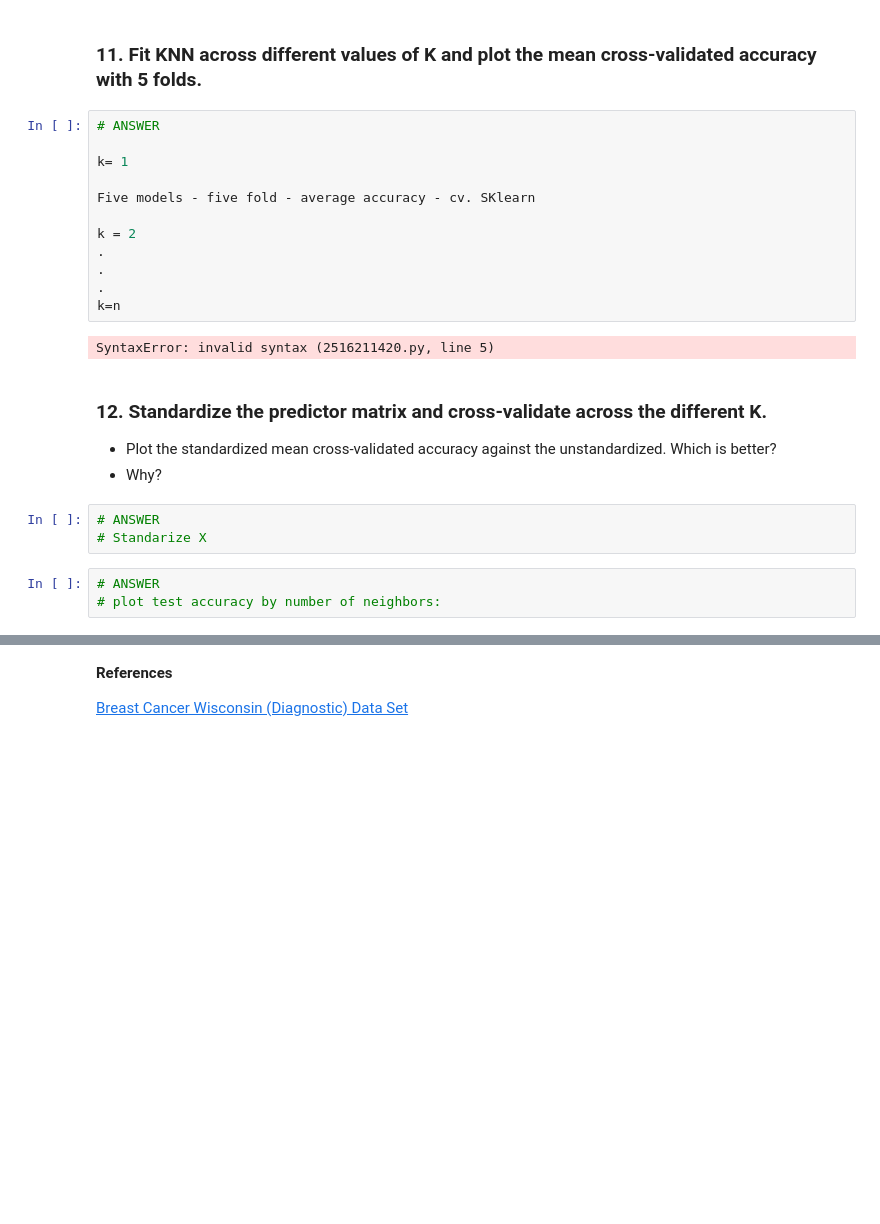
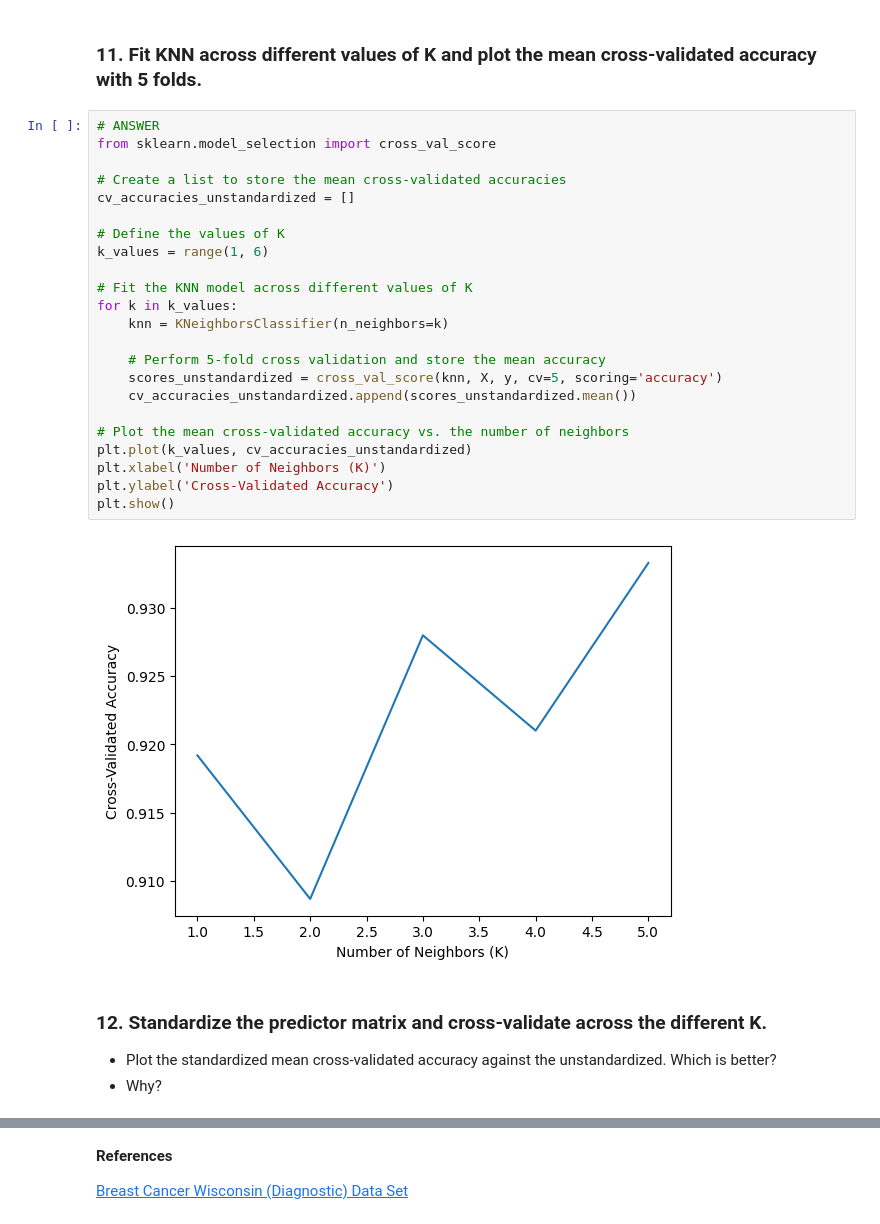
Before and after one commit to CDan07/IOD, a Jupyter notebook: Labs/Module 6/IOD_Lab_6_3.ipynb, the cells around one changed output, grey strips where cells are left out. Cells and saved outputs as stored; diff of their text form; blank space fills up the shorter version.

```diff
--- a/Labs/Module 6/IOD_Lab_6_3.ipynb
+++ b/Labs/Module 6/IOD_Lab_6_3.ipynb
@@ -229,27 +229,32 @@ plt.show()
 [figure]
 # %% [markdown]
 ### 11. Fit KNN across different values of K and plot the mean cross-validated accuracy with 5 folds.
-# %%
-# ANSWER
-
-k= 1
-
-Five models - five fold - average accuracy - cv. SKlearn
-
-k = 2
-.
-.
-.
-k=n
-# %% [output]
-SyntaxError: invalid syntax (2516211420.py, line 5)
+# %%
+# ANSWER
+from sklearn.model_selection import cross_val_score
+
+# Create a list to store the mean cross-validated accuracies
+cv_accuracies_unstandardized = []
+
+# Define the values of K
+k_values = range(1, 6)
+
+# Fit the KNN model across different values of K
+for k in k_values:
+    knn = KNeighborsClassifier(n_neighbors=k)
+
+    # Perform 5-fold cross validation and store the mean accuracy
+    scores_unstandardized = cross_val_score(knn, X, y, cv=5, scoring='accuracy')
+    cv_accuracies_unstandardized.append(scores_unstandardized.mean())
+
+# Plot the mean cross-validated accuracy vs. the number of neighbors
+plt.plot(k_values, cv_accuracies_unstandardized)
+plt.xlabel('Number of Neighbors (K)')
+plt.ylabel('Cross-Validated Accuracy')
+plt.show()
+# %% [output]
+[figure, added]
 # %% [markdown]
 ### 12. Standardize the predictor matrix and cross-validate across the different K.
 - Plot the standardized mean cross-validated accuracy against the unstandardized. Which is better?
 - Why?
-# %%
-# ANSWER
-# Standarize X
-# %%
-# ANSWER
-# plot test accuracy by number of neighbors:
```
Also changed, not shown: parts of 3 cells of this notebook.
